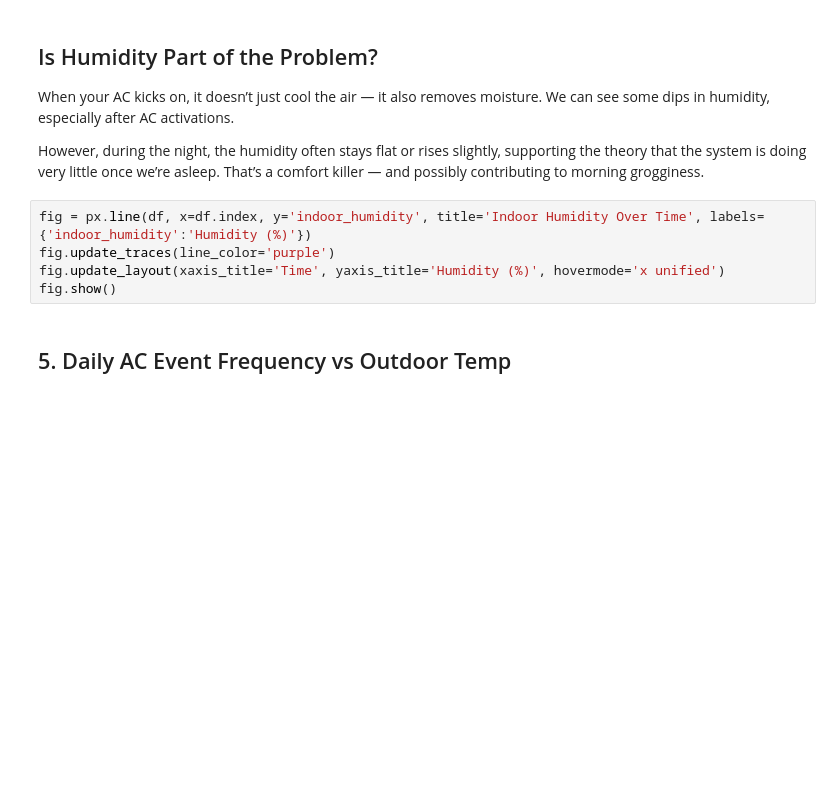
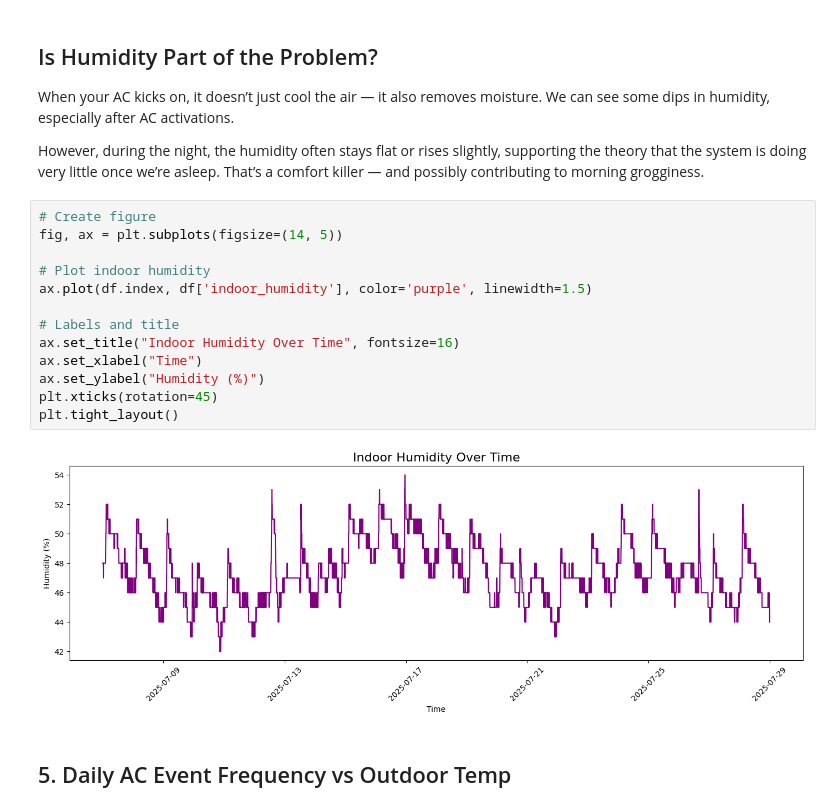
Before and after one commit to ZacharyK-eng/USFDSBC, a Jupyter notebook: Data Storytelling/Why we need a smart thermostat.ipynb, the cells around one changed output. Drawn from its saved outputs; the diff is of its cells as text; blank space fills up the shorter version.

```diff
--- a/Data Storytelling/Why we need a smart thermostat.ipynb
+++ b/Data Storytelling/Why we need a smart thermostat.ipynb
@@ -148,10 +154,20 @@ When your AC kicks on, it doesn’t just cool the air — it also removes moistu
 
 However, during the night, the humidity often stays flat or rises slightly, supporting the theory that the system is doing very little once we’re asleep. That’s a comfort killer — and possibly contributing to morning grogginess.
 # %%
-fig = px.line(df, x=df.index, y='indoor_humidity', title='Indoor Humidity Over Time', labels={'indoor_humidity':'Humidity (%)'})
-fig.update_traces(line_color='purple')
-fig.update_layout(xaxis_title='Time', yaxis_title='Humidity (%)', hovermode='x unified')
-fig.show()
+# Create figure
+fig, ax = plt.subplots(figsize=(14, 5))
+
+# Plot indoor humidity
+ax.plot(df.index, df['indoor_humidity'], color='purple', linewidth=1.5)
+
+# Labels and title
+ax.set_title("Indoor Humidity Over Time", fontsize=16)
+ax.set_xlabel("Time")
+ax.set_ylabel("Humidity (%)")
+plt.xticks(rotation=45)
+plt.tight_layout()
+# %% [output]
+[figure, added]
 # %% [markdown]
 ## 5. Daily AC Event Frequency vs Outdoor Temp
 # %% [markdown]
```
Also changed, not shown: parts of 7 cells of this notebook.
